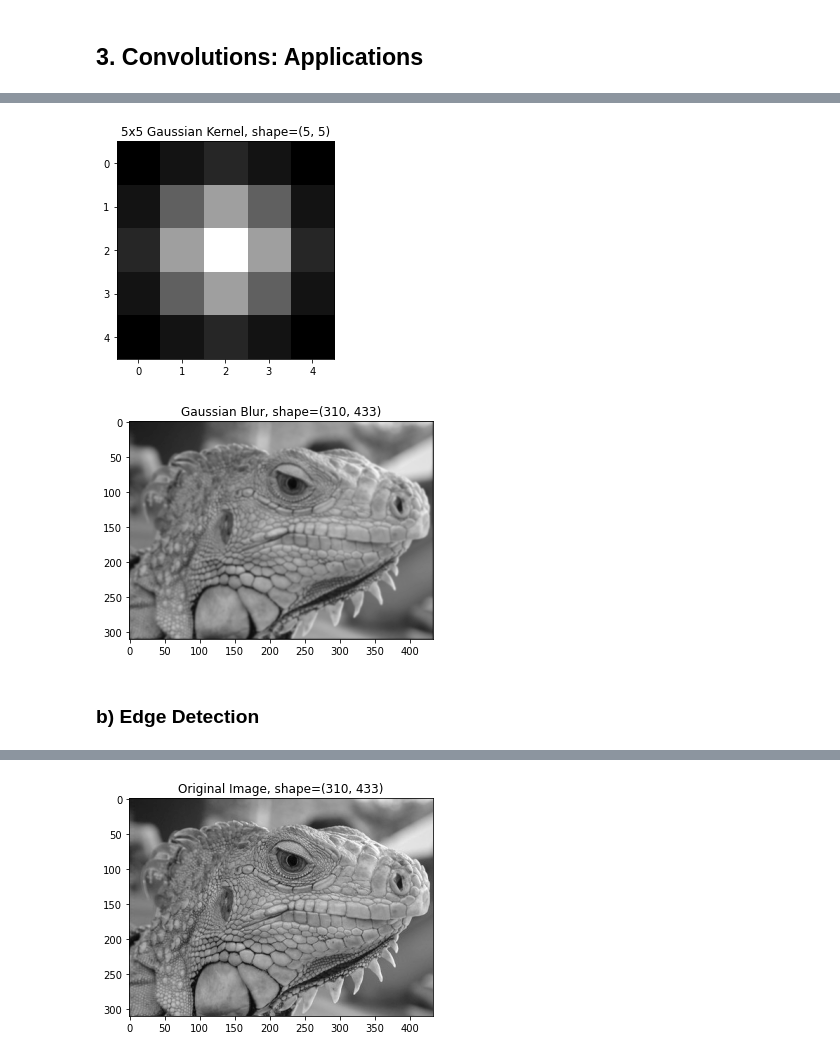
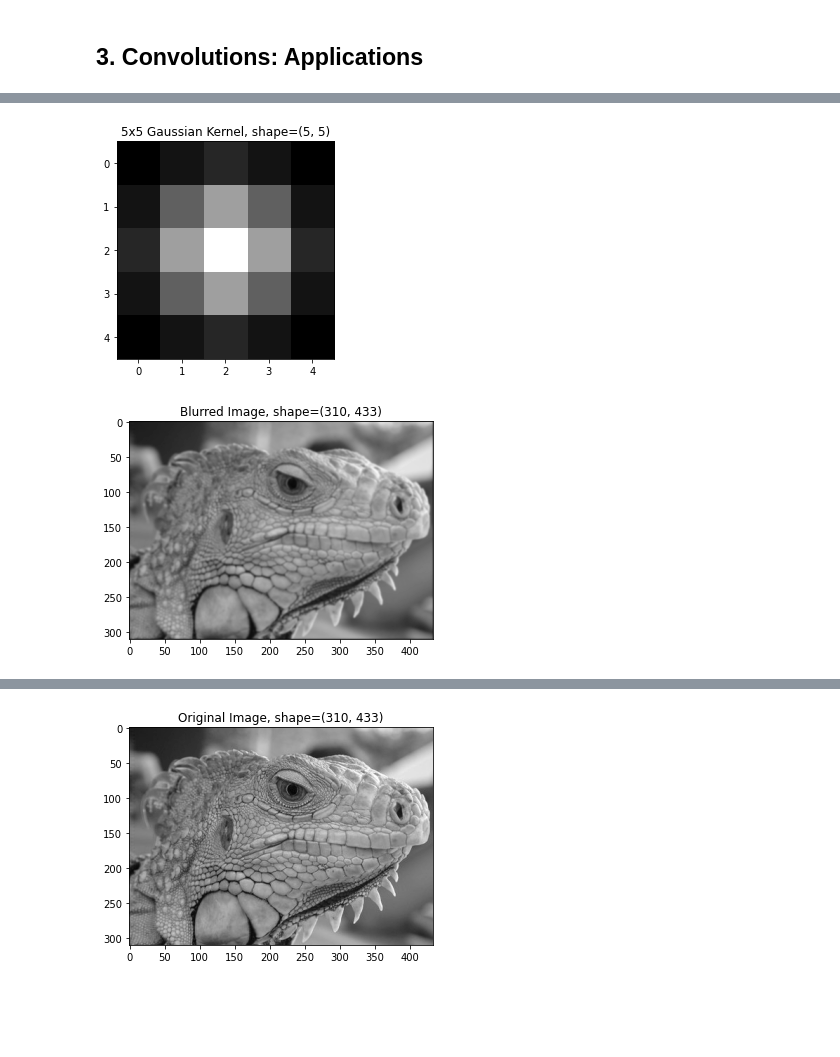
Before and after one commit to brentyi/ai4all_robotics_2020, a Jupyter notebook: computer_vision/cv2.ipynb, the cells around one changed output, grey strips where cells are left out. Cells and saved outputs as stored; diff of their text form; code cells hidden in the pictures; blank space fills up the shorter version.

```diff
--- a/computer_vision/cv2.ipynb
+++ b/computer_vision/cv2.ipynb
@@ -160,8 +125,8 @@ Using the `visualize_single_channel()` function...
 
 > *Your response here!*
 # %%
-# Load an image of an iguana, and convert it to grayscale by computing the average of the R, G, and B channels
-grayscale_image = np.mean(load_image("cv_assets/iguana.png"), axis=-1)
+# Load an image of an iguana, and convert it to grayscale
+grayscale_image = rgb2hsl(load_image("cv_assets/iguana.png"))[:, :, 2]
 assert grayscale_image.shape == (310, 433)
 
 # Visualization code
@@ -336,18 +362,23 @@ Say something about Gaussian blurs
 # %%
-gaussian_kernel = np.array(
-    [
-        [1, 4, 7, 4, 1],
-        [4, 16, 26, 16, 4],
-        [7, 26, 41, 26, 7],
-        [4, 16, 26, 16, 4],
-        [1, 4, 7, 4, 1],
-    ]
-) / 273
+# Create a small Gaussian kernel
+gaussian_kernel = (
+    np.array(
+        [
+            [1, 4, 7, 4, 1],
+            [4, 16, 26, 16, 4],
+            [7, 26, 41, 26, 7],
+            [4, 16, 26, 16, 4],
+            [1, 4, 7, 4, 1],
+        ]
+    )
+    / 273
+)
 
+# Visualize the kernel + blurred image
 visualize_single_channel("5x5 Gaussian Kernel", normalize(gaussian_kernel))
-visualize_single_channel("Gaussian Blur", convolve_image(grayscale_image, gaussian_kernel))
+visualize_single_channel(
+    "Blurred Image", convolve_image(grayscale_image, gaussian_kernel)
+)
 # %% [output]
 [figure]
-[figure, old version]
+[figure, new version]
-# %% [markdown]
-### b) Edge Detection
```
Also changed, not shown: parts of 27 cells of this notebook, 2 other files.
